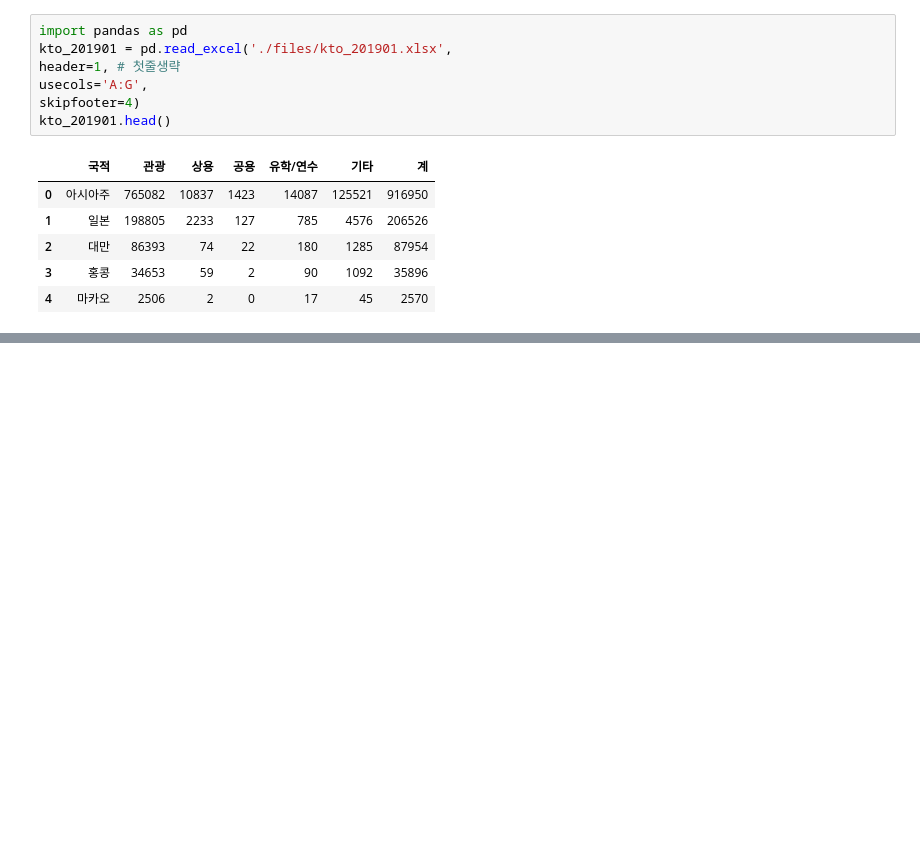
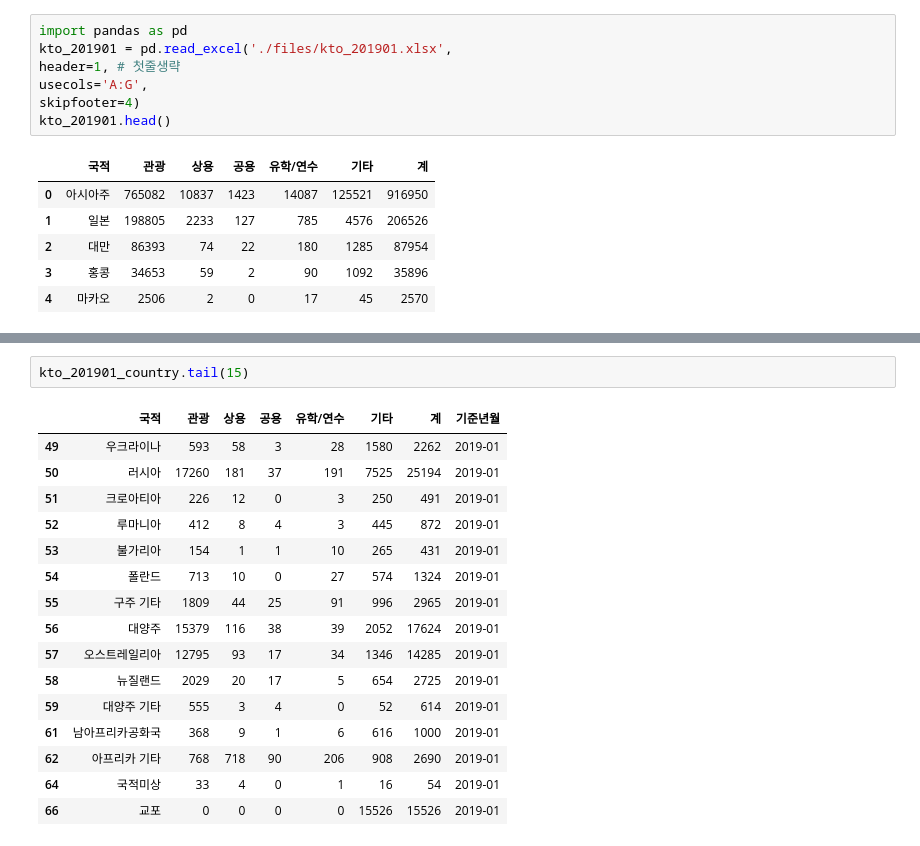
Before and after one commit to lullu303/DataScience, a Jupyter notebook: 2023-DataScience/2023-02-17/Pandas_test1.ipynb, the cells around one changed output, grey strips where cells are left out. Drawn from its saved outputs; the diff is of its cells as text; blank space fills up the shorter version.

```diff
--- a/2023-DataScience/2023-02-17/Pandas_test1.ipynb
+++ b/2023-DataScience/2023-02-17/Pandas_test1.ipynb
@@ -14,0 +131,19 @@ kto_201901.head()
+# %%
+kto_201901_country.tail(15)
+# %% [output]
+|  | 국적 | 관광 | 상용 | 공용 | 유학/연수 | 기타 | 계 | 기준년월 |
+| 49 | 우크라이나 | 593 | 58 | 3 | 28 | 1580 | 2262 | 2019-01 |
+| 50 | 러시아 | 17260 | 181 | 37 | 191 | 7525 | 25194 | 2019-01 |
+| 51 | 크로아티아 | 226 | 12 | 0 | 3 | 250 | 491 | 2019-01 |
+| 52 | 루마니아 | 412 | 8 | 4 | 3 | 445 | 872 | 2019-01 |
+| 53 | 불가리아 | 154 | 1 | 1 | 10 | 265 | 431 | 2019-01 |
+| 54 | 폴란드 | 713 | 10 | 0 | 27 | 574 | 1324 | 2019-01 |
+| 55 | 구주 기타 | 1809 | 44 | 25 | 91 | 996 | 2965 | 2019-01 |
+| 56 | 대양주 | 15379 | 116 | 38 | 39 | 2052 | 17624 | 2019-01 |
+| 57 | 오스트레일리아 | 12795 | 93 | 17 | 34 | 1346 | 14285 | 2019-01 |
+| 58 | 뉴질랜드 | 2029 | 20 | 17 | 5 | 654 | 2725 | 2019-01 |
+| 59 | 대양주 기타 | 555 | 3 | 4 | 0 | 52 | 614 | 2019-01 |
+| 61 | 남아프리카공화국 | 368 | 9 | 1 | 6 | 616 | 1000 | 2019-01 |
+| 62 | 아프리카 기타 | 768 | 718 | 90 | 206 | 908 | 2690 | 2019-01 |
+| 64 | 국적미상 | 33 | 4 | 0 | 1 | 16 | 54 | 2019-01 |
+| 66 | 교포 | 0 | 0 | 0 | 0 | 15526 | 15526 | 2019-01 |
```
Also changed, not shown: parts of 29 cells of this notebook.
